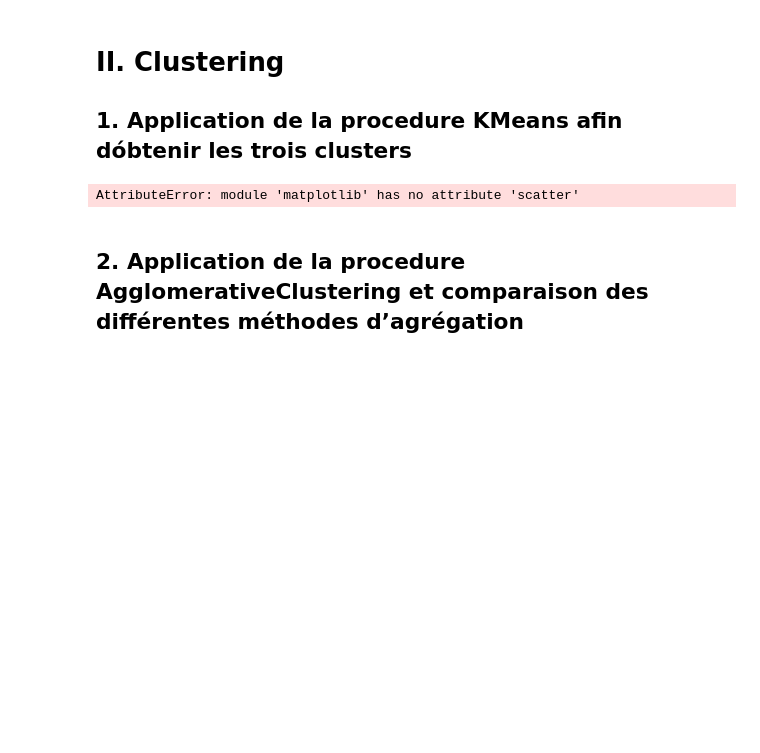
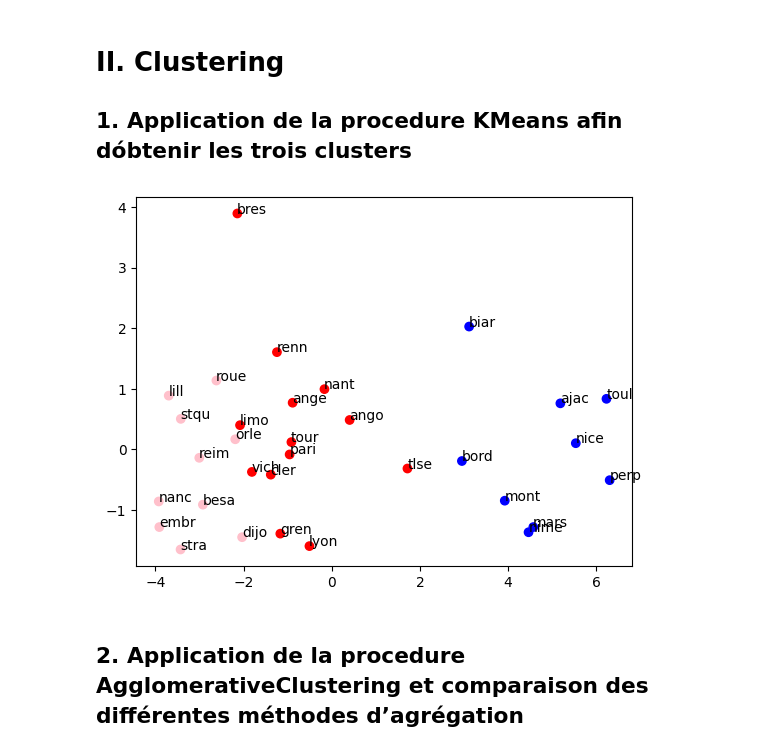
Before and after one commit to d4wae89d498/mif04, a Jupyter notebook: TP-ANS/MahdiBadreddine_MarcFaussurier.ipynb, the cells around one changed output. Drawn from its saved outputs; the diff is of its cells as text; code cells hidden in the pictures; blank space fills up the shorter version.

```diff
--- a/TP-ANS/MahdiBadreddine_MarcFaussurier.ipynb
+++ b/TP-ANS/MahdiBadreddine_MarcFaussurier.ipynb
@@ -161,29 +208,29 @@ nb axes:  4
 ## 1. Application de la procedure KMeans afin dóbtenir les trois clusters
 # %%
 data = pd.read_csv('./villes.csv', sep=';')
-X = data.iloc[:, 1:13].values
+X = data.iloc[:, 1:].values
 labels = data.iloc[:, 0].values
 
 scaler = StandardScaler()
 X_scaled = scaler.fit_transform(X)
 
 pca = PCA()
 X_pca = pca.fit_transform(X_scaled)
 
 
 from sklearn.cluster import KMeans
 import matplotlib.colors as plt_colors
 
 kmeans = KMeans(n_clusters=3, random_state=0)
 clustering = kmeans.fit_predict(X_pca)
 
 colors = ['red','yellow','blue','pink']
-plt.scatter(X_pca[:, 0], X_pca[:, 1], c= clustering, cmap=colors.ListedColormap(colors))
+plt.scatter(X_pca[:, 0], X_pca[:, 1], c= clustering, cmap=plt_colors.ListedColormap(colors))
 for label, x, y in zip(labels, X_pca[:, 0], X_pca[:, 1]):
   plt.annotate(label, xy=(x, y), xytext=(-0.2, 0.2), textcoords='offset points')
 plt.show()
 # %% [output]
-AttributeError: module 'matplotlib' has no attribute 'scatter'
+[figure, added]
 # %% [markdown]
 ## 2. Application de la procedure AgglomerativeClustering et comparaison des différentes méthodes d’agrégation
 # %%
```
Also changed, not shown: parts of 12 cells of this notebook.
